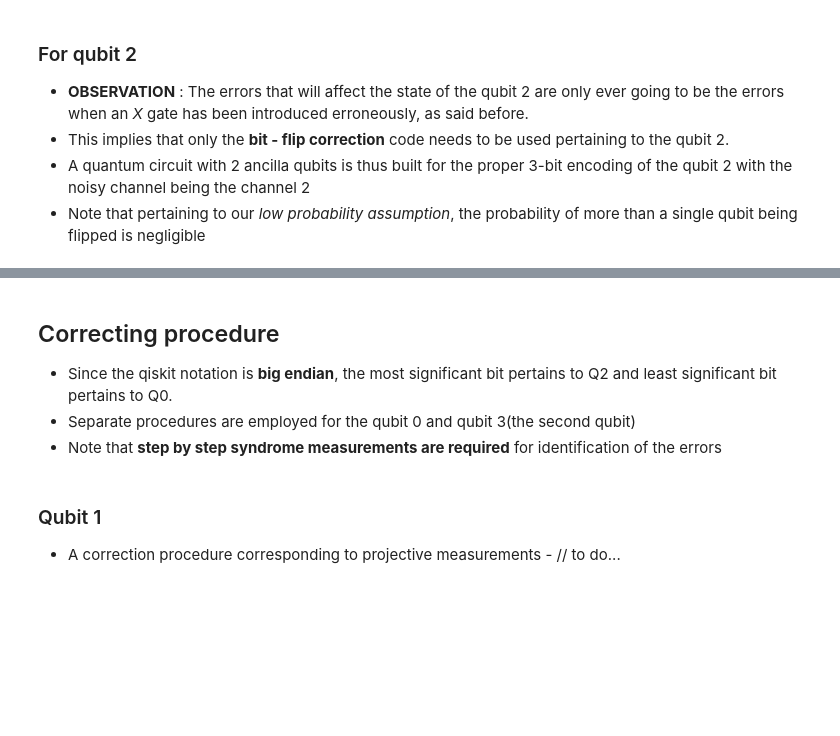
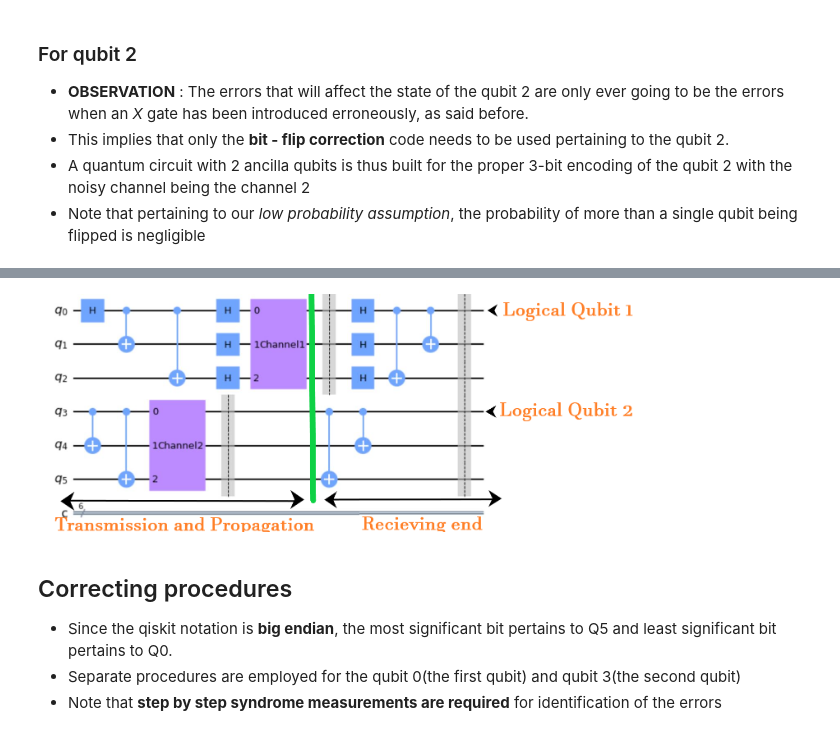
Before and after one commit to TheGupta2012/QOSF-Screening, a Jupyter notebook: Screening Task2 - Detecting Errors.ipynb, the cells around one changed output, grey strips where cells are left out. Drawn from its saved outputs; the diff is of its cells as text; code cells hidden in the pictures; blank space fills up the shorter version.

```diff
--- a/Screening Task2 - Detecting Errors.ipynb
+++ b/Screening Task2 - Detecting Errors.ipynb
@@ -359,9 +365,9 @@ Q.draw(output='mpl')
+# %%
+Image("transmitting_recieving.png",width = 600, height = 500)
+# %% [output]
+[figure, added]
 # %% [markdown]
-## Correcting procedure
-- Since the qiskit notation is **big endian**, the most significant bit pertains to Q2 and least significant bit pertains to Q0.
-- Separate procedures are employed for the qubit 0 and qubit 3(the second qubit)
+## Correcting procedures
+- Since the qiskit notation is **big endian**, the most significant bit pertains to Q5 and least significant bit pertains to Q0.
+- Separate procedures are employed for the qubit 0(the first qubit) and qubit 3(the second qubit)
 - Note that **step by step syndrome measurements are required** for identification of the errors
-# %% [markdown]
-### Qubit 1
-- A correction procedure corresponding to projective measurements -
-    // to do...
```
Also changed, not shown: parts of 35 cells of this notebook, 3 other files.
